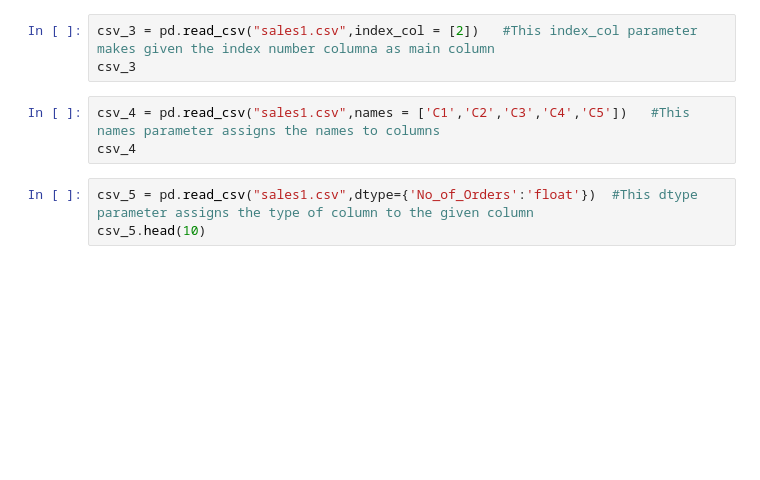
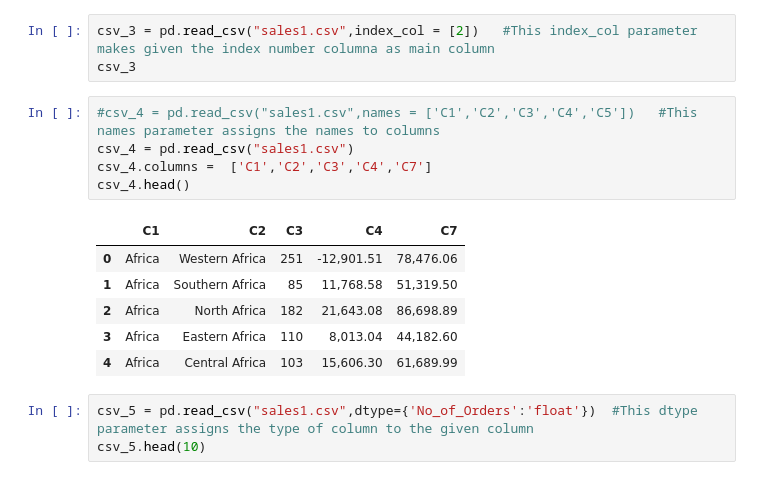
Before and after one commit to shruthisony/PythonLibraries, a Jupyter notebook: Pandas.ipynb, the cells around one changed output. Cells and saved outputs as stored; diff of their text form; blank space fills up the shorter version.

```diff
--- a/Pandas.ipynb
+++ b/Pandas.ipynb
@@ -421,8 +557,17 @@ csv_3
 csv_3 = pd.read_csv("sales1.csv",index_col = [2])   #This index_col parameter makes given the index number columna as main column
 csv_3
 # %%
-csv_4 = pd.read_csv("sales1.csv",names = ['C1','C2','C3','C4','C5'])   #This names parameter assigns the names to columns
-csv_4
+#csv_4 = pd.read_csv("sales1.csv",names = ['C1','C2','C3','C4','C5'])   #This names parameter assigns the names to columns
+csv_4 = pd.read_csv("sales1.csv")
+csv_4.columns =  ['C1','C2','C3','C4','C7']
+csv_4.head()
+# %% [output]
+|  | C1 | C2 | C3 | C4 | C7 |
+| 0 | Africa | Western Africa | 251 | -12,901.51 | 78,476.06 |
+| 1 | Africa | Southern Africa | 85 | 11,768.58 | 51,319.50 |
+| 2 | Africa | North Africa | 182 | 21,643.08 | 86,698.89 |
+| 3 | Africa | Eastern Africa | 110 | 8,013.04 | 44,182.60 |
+| 4 | Africa | Central Africa | 103 | 15,606.30 | 61,689.99 |
 # %%
 csv_5 = pd.read_csv("sales1.csv",dtype={'No_of_Orders':'float'})  #This dtype parameter assigns the type of column to the given column
 csv_5.head(10)
```
Also changed, not shown: parts of 25 cells of this notebook, 5 other files.
